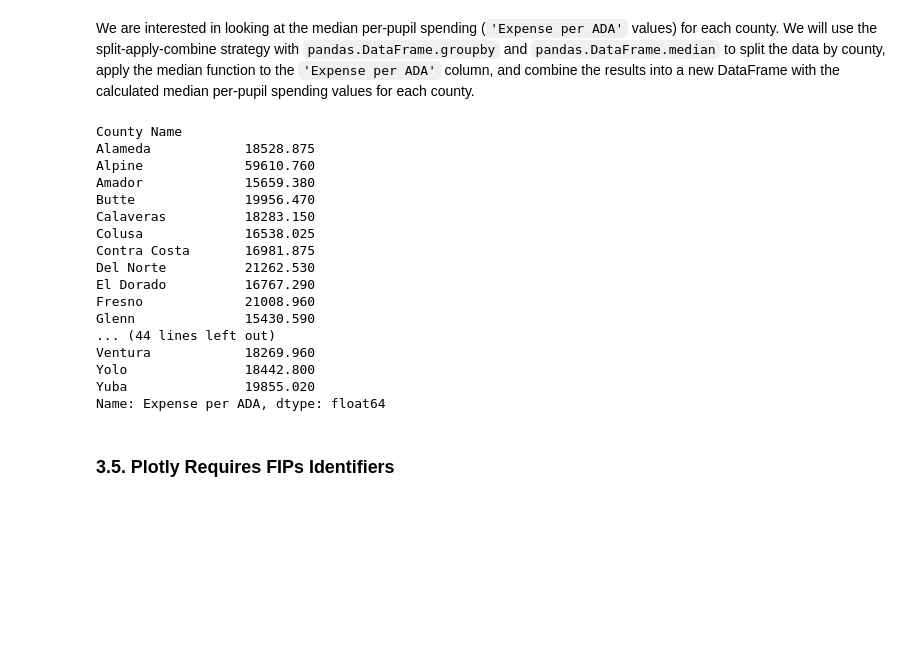
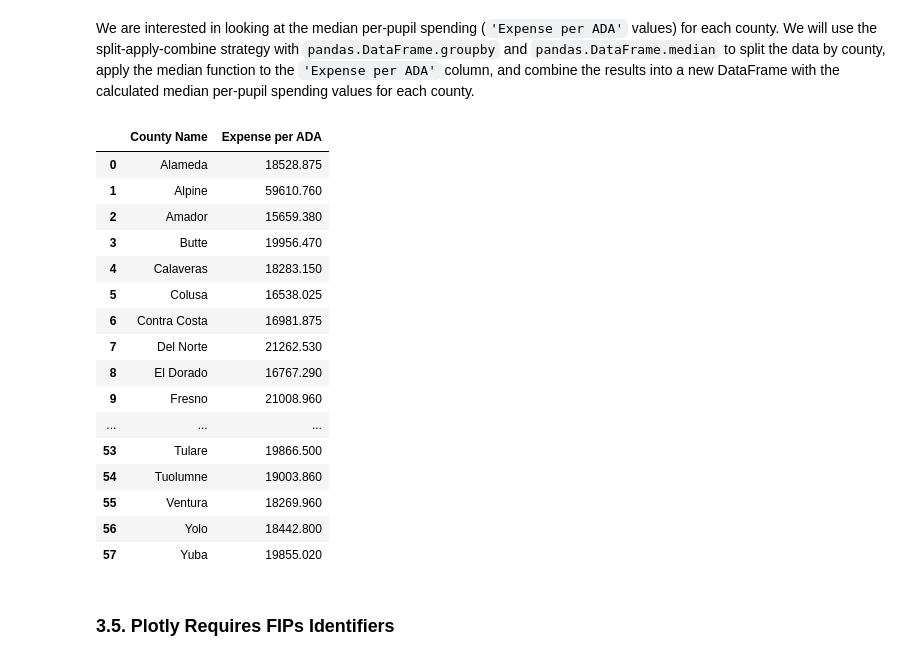
Before and after one commit to lquuu/593-milestone-1, a Jupyter notebook: deepnote/SIADS_593_Milestone_Project/Notebook 4- Visualizations Part 2 (Choropleth Map).ipynb, the cells around one changed output. Saved outputs shown, nothing was run; the diff lists cells and outputs as text; code cells hidden in the pictures; blank space fills up the shorter version.

```diff
--- a/deepnote/SIADS_593_Milestone_Project/Notebook 4- Visualizations Part 2 (Choropleth Map).ipynb
+++ b/deepnote/SIADS_593_Milestone_Project/Notebook 4- Visualizations Part 2 (Choropleth Map).ipynb
@@ -101,33 +101,33 @@ display(alameda[['District Label', 'District Name', 'County Name', 'Expense per
 We are interested in looking at the median per-pupil spending (`'Expense per ADA'` values) for each county. We will use the split-apply-combine strategy with `pandas.DataFrame.groupby` and `pandas.DataFrame.median` to split the data by county, apply the median function to the `'Expense per ADA'` column, and combine the results into a new DataFrame with the calculated median per-pupil spending values for each county.
 # %%
 # Group the 'district_and_expenses' DataFrame by the 'County Name' column, calculate the median of the
-# 'Expense per ADA' column for each group, and store them in a Series
+# 'Expense per ADA' column for each group, and store them in a DataFrame
 county_ada = (
     district_and_expenses
     .groupby('County Name')["Expense per ADA"]
     .median()
-)
+).reset_index()
 
-# Display the new Series
+# Display the new DataFrame
 display(county_ada)
 # %% [output]
-County Name
-Alameda            18528.875
-Alpine             59610.760
-Amador             15659.380
-Butte              19956.470
-Calaveras          18283.150
-Colusa             16538.025
-Contra Costa       16981.875
-Del Norte          21262.530
-El Dorado          16767.290
-Fresno             21008.960
-Glenn              15430.590
-... (44 lines left out)
-Ventura            18269.960
-Yolo               18442.800
-Yuba               19855.020
-Name: Expense per ADA, dtype: float64
+|  | County Name | Expense per ADA |
+| 0 | Alameda | 18528.875 |
+| 1 | Alpine | 59610.760 |
+| 2 | Amador | 15659.380 |
+| 3 | Butte | 19956.470 |
+| 4 | Calaveras | 18283.150 |
+| 5 | Colusa | 16538.025 |
+| 6 | Contra Costa | 16981.875 |
+| 7 | Del Norte | 21262.530 |
+| 8 | El Dorado | 16767.290 |
+| 9 | Fresno | 21008.960 |
+| ... | ... | ... |
+| 53 | Tulare | 19866.500 |
+| 54 | Tuolumne | 19003.860 |
+| 55 | Ventura | 18269.960 |
+| 56 | Yolo | 18442.800 |
+| 57 | Yuba | 19855.020 |
 # %% [markdown]
 ### 3.5. Plotly Requires FIPs Identifiers
 # %% [markdown]
```
Also changed, not shown: parts of 7 cells of this notebook.
